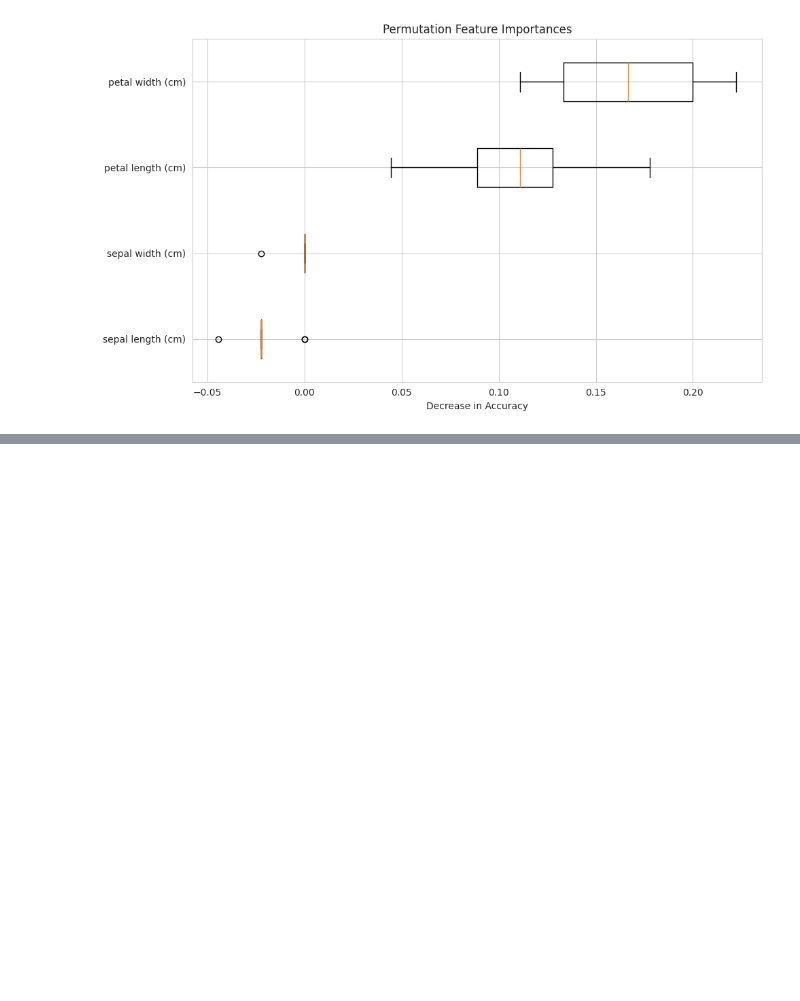
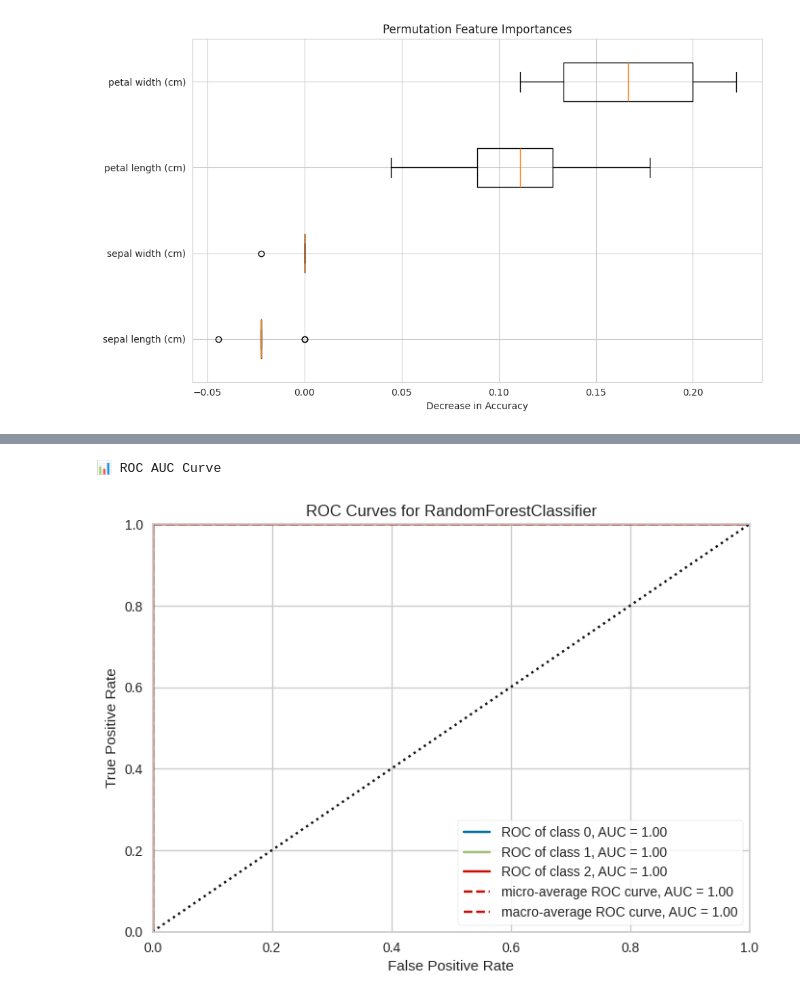
Before and after one commit to MinyaevAndrey/MYPETS, a Jupyter notebook: metrics.ipynb, the cells around one changed output, grey strips where cells are left out. Drawn from its saved outputs; the diff is of its cells as text; code cells hidden in the pictures; blank space fills up the shorter version.

```diff
--- a/metrics.ipynb
+++ b/metrics.ipynb
@@ -598,0 +657,7 @@ plt.show()
+# %%
+# 3. ROC AUC (Кривая ROC и площадь под ней)
+plot_eval(yc.ROCAUC(get_clf()),
+          X_train, y_train, X_test, y_test, "ROC AUC Curve")
+# %% [output]
+📊 ROC AUC Curve
+[figure, added]
```
Also changed, not shown: parts of 15 cells of this notebook.
